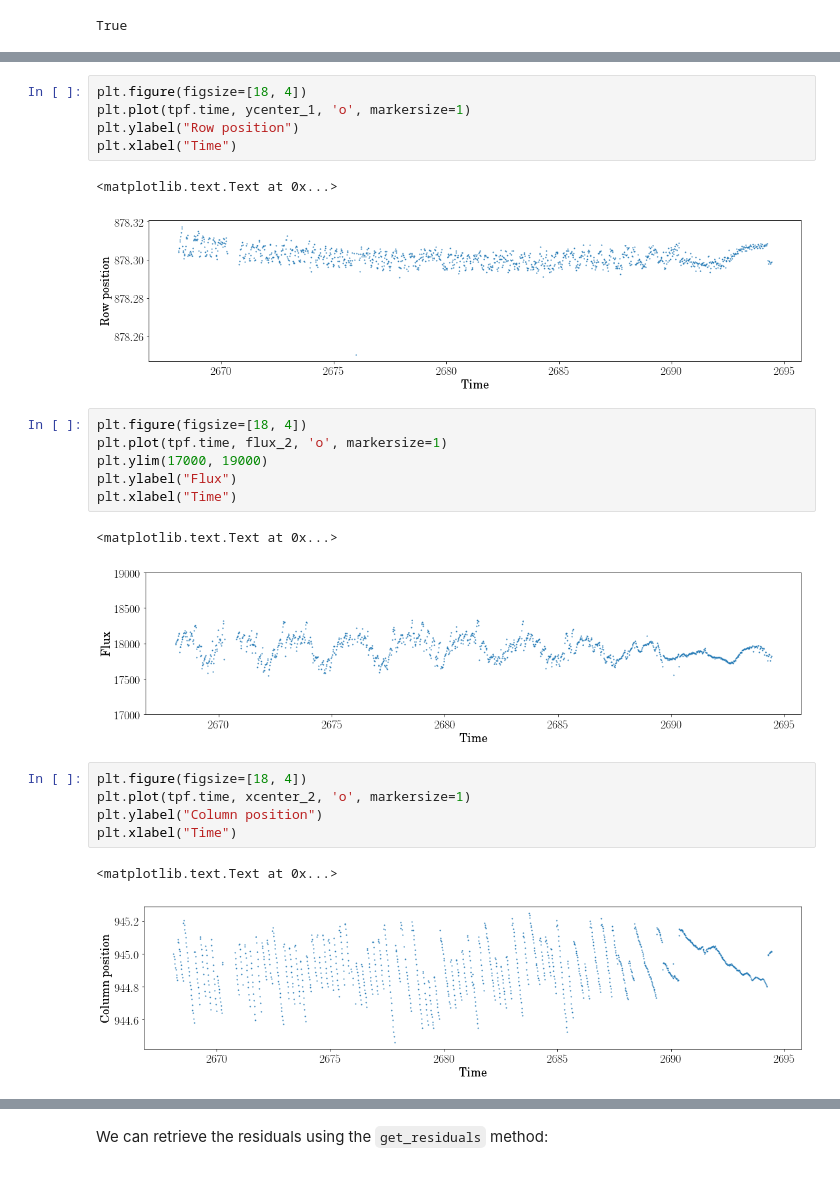
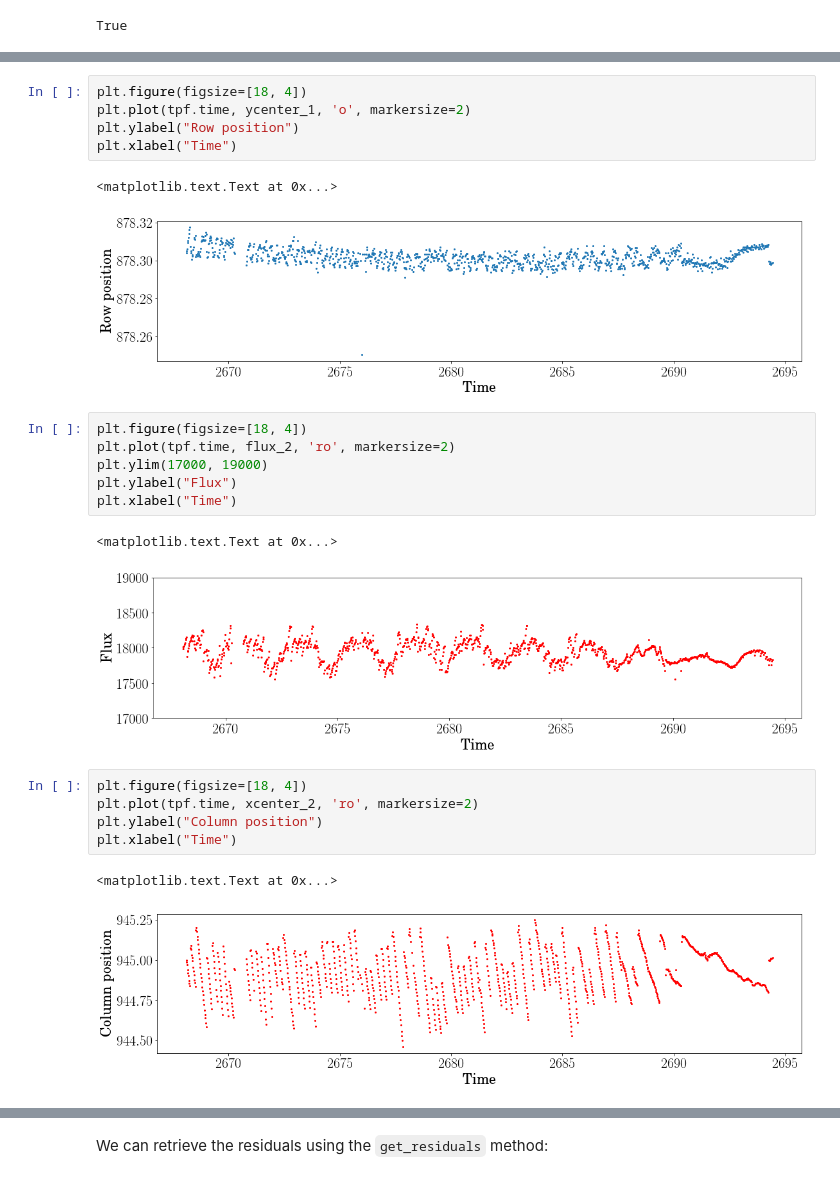
Before and after one commit to KeplerGO/oktopus, a Jupyter notebook: docs/source/notebooks/c9-prf-fitting.ipynb, the cells around one changed output, grey strips where cells are left out. Saved outputs shown, nothing was run; the diff lists cells and outputs as text.

```diff
--- a/docs/source/notebooks/c9-prf-fitting.ipynb
+++ b/docs/source/notebooks/c9-prf-fitting.ipynb
@@ -217,27 +221,27 @@ plt.xlabel("Time")
 # %%
 plt.figure(figsize=[18, 4])
-plt.plot(tpf.time, ycenter_1, 'o', markersize=1)
+plt.plot(tpf.time, ycenter_1, 'o', markersize=2)
 plt.ylabel("Row position")
 plt.xlabel("Time")
 # %% [output]
 <matplotlib.text.Text at 0x...>
-[figure, old version]
+[figure, new version]
 # %%
 plt.figure(figsize=[18, 4])
-plt.plot(tpf.time, flux_2, 'o', markersize=1)
+plt.plot(tpf.time, flux_2, 'ro', markersize=2)
 plt.ylim(17000, 19000)
 plt.ylabel("Flux")
 plt.xlabel("Time")
 # %% [output]
 <matplotlib.text.Text at 0x...>
-[figure, old version]
+[figure, new version]
 # %%
 plt.figure(figsize=[18, 4])
-plt.plot(tpf.time, xcenter_2, 'o', markersize=1)
+plt.plot(tpf.time, xcenter_2, 'ro', markersize=2)
 plt.ylabel("Column position")
 plt.xlabel("Time")
 # %% [output]
 <matplotlib.text.Text at 0x...>
-[figure, old version]
+[figure, new version]
 # %%
 plt.figure(figsize=[18, 4])
```
Also changed, not shown: parts of 18 cells of this notebook.
